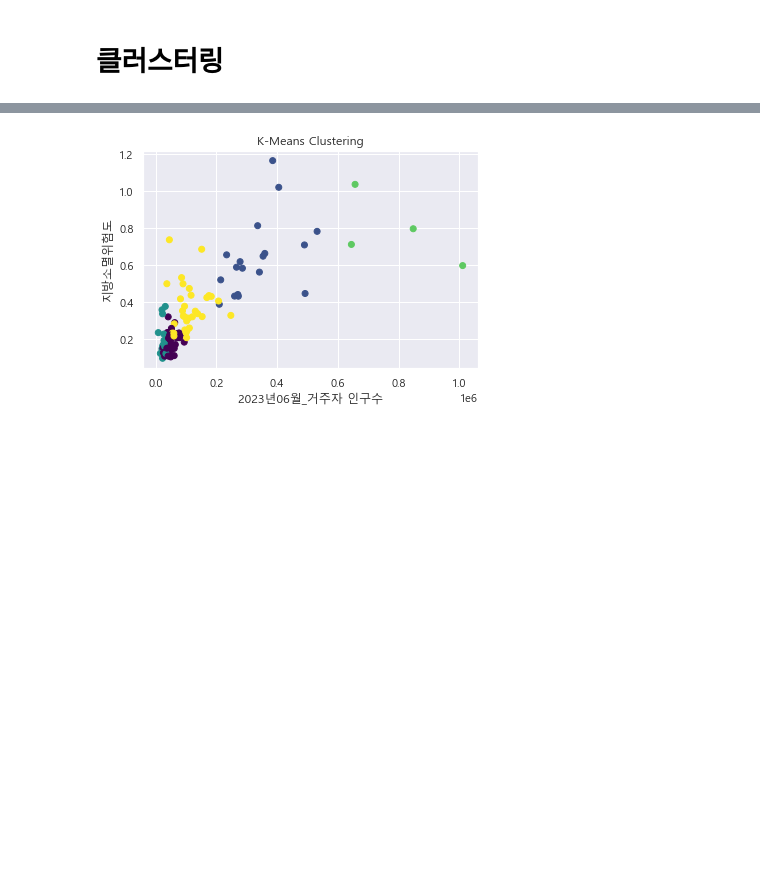
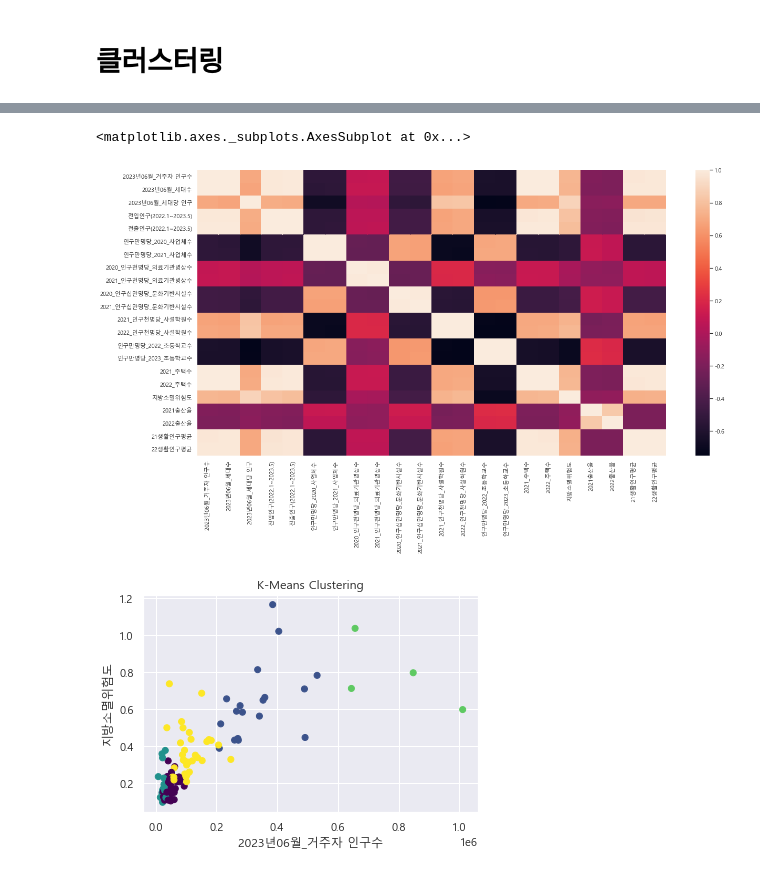
Before and after one commit to won4513/data_analytics, a Jupyter notebook: nabis/clustering.ipynb, the cells around one changed output, grey strips where cells are left out. Cells and saved outputs as stored; diff of their text form; code cells hidden in the pictures; blank space fills up the shorter version.

```diff
--- a/nabis/clustering.ipynb
+++ b/nabis/clustering.ipynb
@@ -47,3 +19,21 @@ df.rename(columns = {'2020_사업체수':'인구만명당_2020_사업체수',
+# %%
+df.drop(df.iloc[:,:1], axis = 1, inplace = True)
+lp_data21.drop(lp_data21.iloc[:,:1], axis = 1, inplace = True)
+# %%
+lp_data21['21생활인구평균'] = lp_data21.iloc[:,1:].mean(axis=1)
+lp_data22['22생활인구평균'] = lp_data22.iloc[:,1:].mean(axis=1)
+# %%
+lp21 = lp_data21[['행정구역','21생활인구평균']]
+lp22 = lp_data22[['행정구역','22생활인구평균']]
+# %%
+df = pd.merge(df,lp21,how='inner',on='행정구역')
+df = pd.merge(df,lp22,how='inner',on='행정구역')
+# %%
+plt.figure(figsize=(20,10))
+sns.heatmap(df.corr())
+# %% [output]
+<matplotlib.axes._subplots.AxesSubplot at 0x...>
+[figure, added]
 # %%
 numeric_df = df.iloc[:, 1:]
 
```
Also changed, not shown: parts of 38 cells of this notebook, 1 other file.
